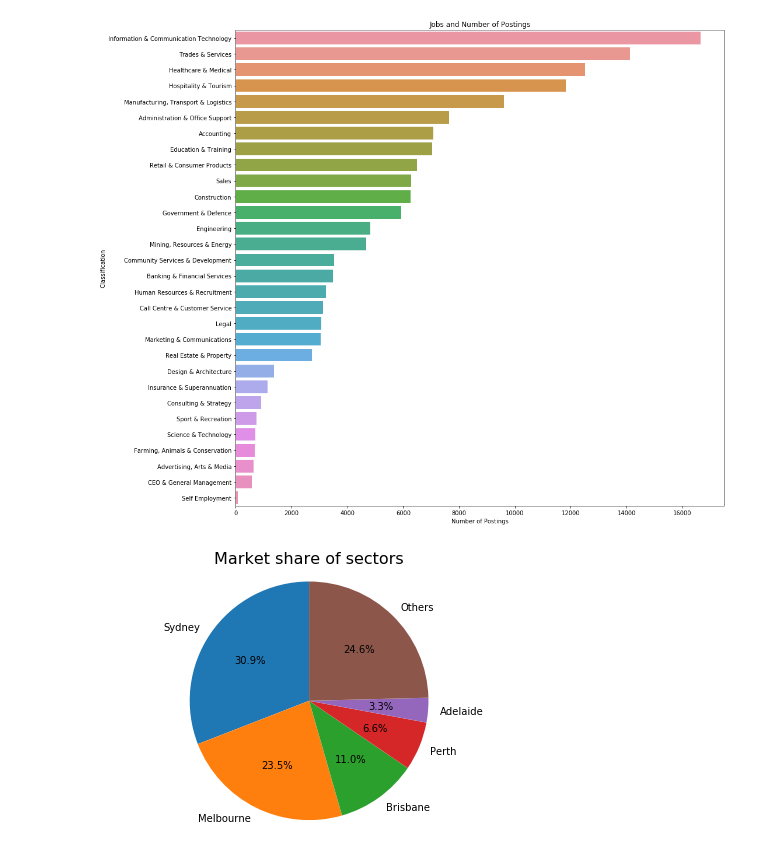
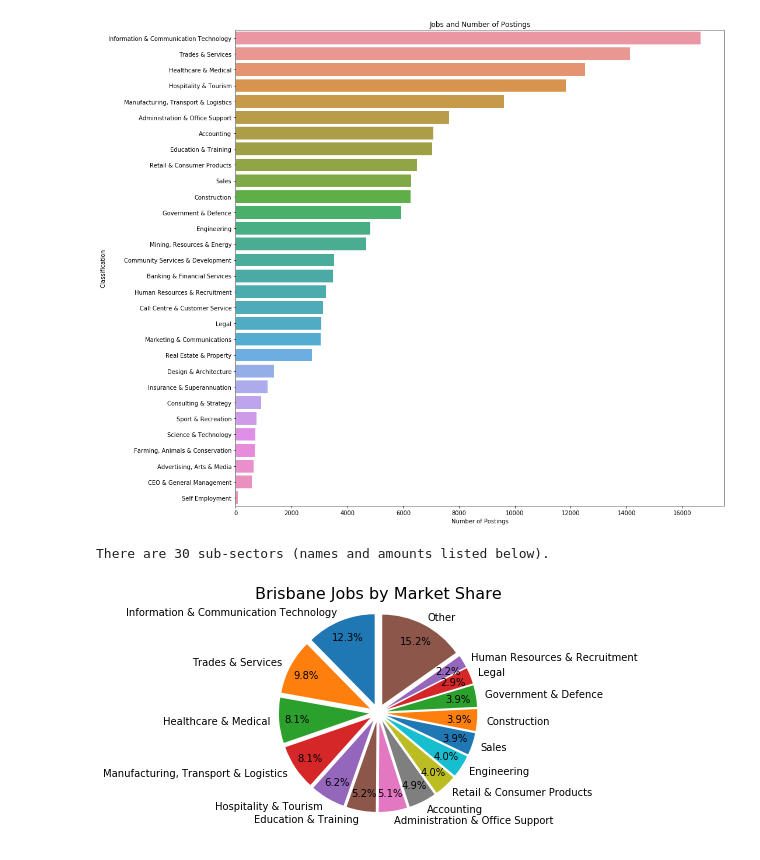
Before and after one commit to IAmCableGuy/2030BigData, a Jupyter notebook: Assignment/Job_Market Data Assignment_24_07.ipynb, the cells around one changed output. Drawn from its saved outputs; the diff is of its cells as text; code cells hidden in the pictures.

```diff
--- a/Assignment/Job_Market Data Assignment_24_07.ipynb
+++ b/Assignment/Job_Market Data Assignment_24_07.ipynb
@@ -296,37 +318,51 @@ plt.xlabel('Number of Postings')
 plt.show()
 # %% [output]
 [figure]
-# %%
-# These need to be worked on to fix for the assignment submission.
-
-
-# Choose your favorite location. Visualize the market share of that location in pie chart
-
-locationDf = df[df['Location'].isna()==False]
-locationDf = locationDf.groupby('Location').count()
-locationDf['Location'] = locationDf.index
-locationDf['Count'] = locationDf["Id"]
-locationDf
-# Pie chart for job market share of cities
-from matplotlib import cm
-locationDf = locationDf.sort_values(by=["Count"], ascending =False)
-locationTop6Df = locationDf[:5].copy()
-# #others
-new_row = pd.DataFrame(data = {
-    'Location' : ['Others'],
-    'Count' : [locationDf["Count"][5:].sum()]
-})
-locationTop6Df = pd.concat([locationTop6Df, new_row],sort=False)
-locationTop6Df.index = locationTop6Df['Location']
-plt.pie(locationTop6Df["Count"], labels=locationTop6Df["Location"], autopct='%1.1f%%', startangle=90)
-plt.axis('equal')  # Equal aspect ratio ensures that pie is drawn as a circle.
-
-plt.tight_layout()
-plt.title('Market share of sectors',size=16,loc='center')
-plt.ylabel('')
-plt.show()
-# %% [output]
-[figure, removed]
+# %%
+# setup
+selectedCity = 'Brisbane'
+subclasses = []
+for i in range(len(df['Location'])):
+    if df['Location'][i] == selectedCity:
+        subclasses.append(df['Classification'][i])
+
+# Use a dict to count dupes
+CityJobCount = {}
+for i in range(len(subclasses)):
+    if subclasses[i] not in CityJobCount:
+        CityJobCount[subclasses[i]] = 1
+    else:
+        count = CityJobCount[subclasses[i]]
+        CityJobCount[subclasses[i]] = count + 1
+print(f'There are {len(CityJobCount)} sub-sectors (names and amounts listed below).')
+# %% [output]
+There are 30 sub-sectors (names and amounts listed below).
+# %%
+ListCityJobCount = sorted(CityJobCount.items(), key=lambda x: x[1],reverse=True)
+Labels = []
+Size = []
+Explode =[]
+CutOff = 15
+OtherCount = 0
+for i in range(len(ListCityJobCount)):
+    if i < CutOff:
+        Labels.append(ListCityJobCount[i][0])
+        Size.append(ListCityJobCount[i][1])
+        Explode.append(0.1)
+    else:
+        OtherCount = OtherCount + ListCityJobCount[i][1]
+Labels.append('Other')
+Size.append(OtherCount)
+Explode.append(0.1)
+
+# Pie chart for job market share of cities
+plt.pie(Size, labels=Labels, colors=sns.color_palette(), autopct='%1.1f%%', startangle=90, pctdistance= 0.8, radius=1, explode = Explode)
+plt.axis('equal')  # Equal aspect ratio ensures that pie is drawn as a circle.
+
+plt.title(f'{selectedCity} Jobs by Market Share',size=16,loc='center')
+plt.show()
+# %% [output]
+[figure, added]
 # %%
 # Can you find the salary distribution for the top 30 cities for the number of job postings?
 # Visualize them in the boxplot chart
```
Also changed, not shown: parts of 9 cells of this notebook, 1 other file.
